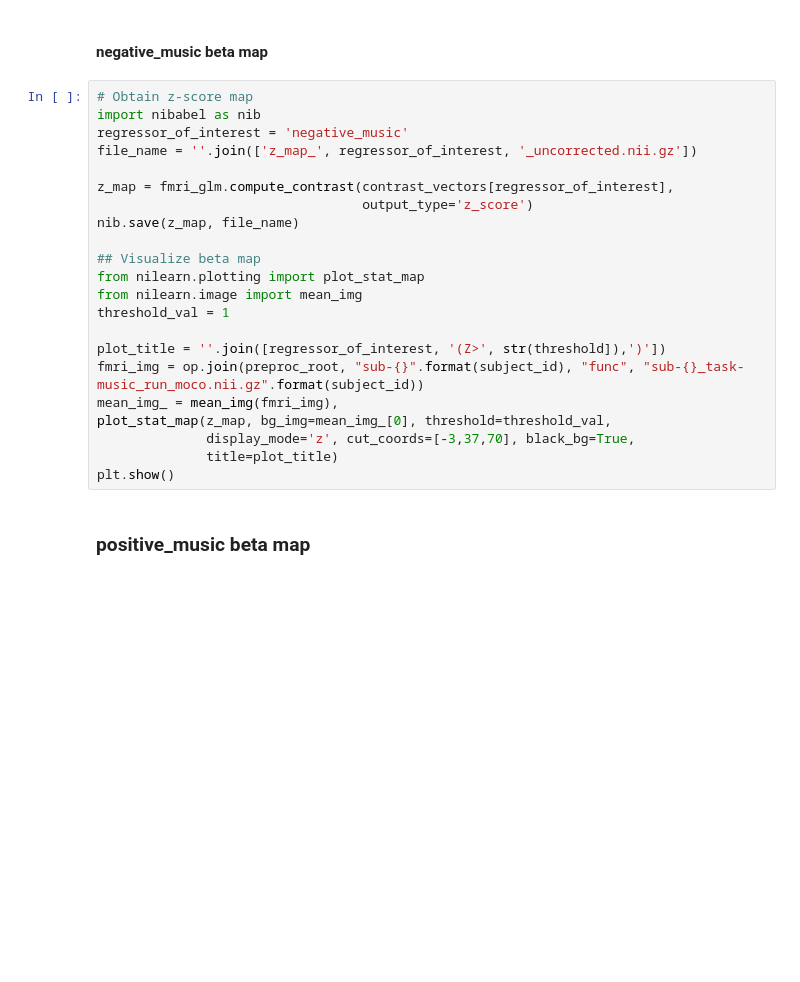
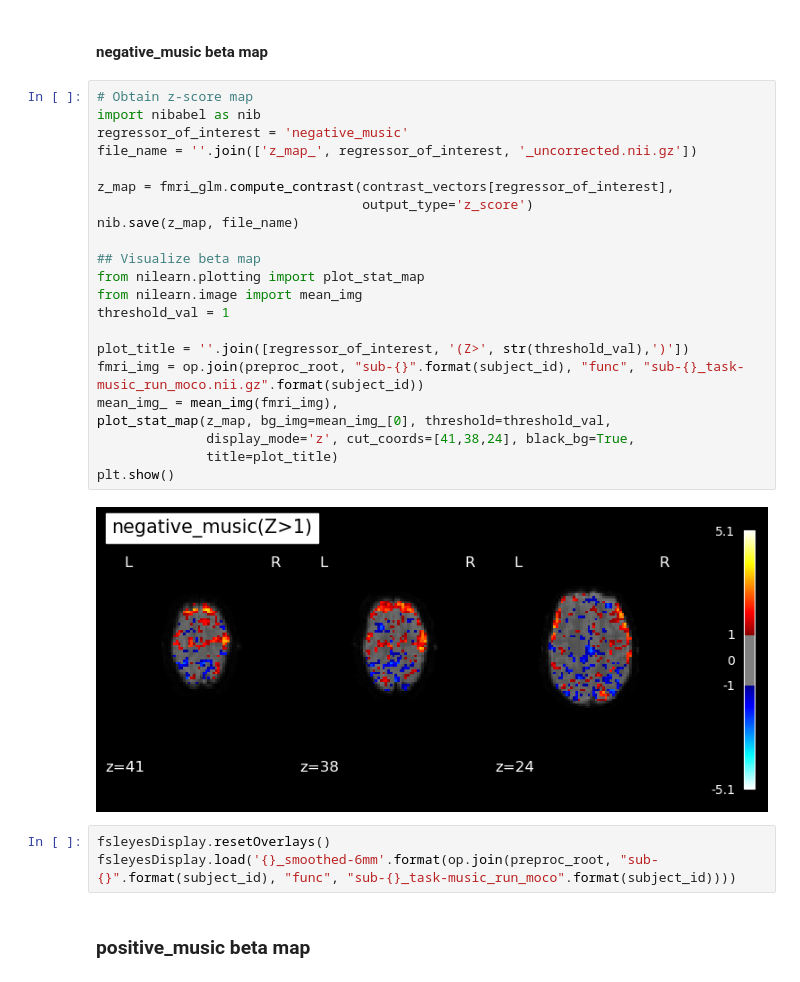
Before and after one commit to Ayphoss/NX-422, a Jupyter notebook: Miniproject-1.ipynb, the cells around one changed output. Saved outputs shown, nothing was run; the diff lists cells and outputs as text; blank space fills up the shorter version.

```diff
--- a/Miniproject-1.ipynb
+++ b/Miniproject-1.ipynb
@@ -538,25 +540,30 @@ Contrast Vector for 'constant': [0. 0. 0. 0. 1.]
 # %%
 # Obtain z-score map
 import nibabel as nib
 regressor_of_interest = 'negative_music'
 file_name = ''.join(['z_map_', regressor_of_interest, '_uncorrected.nii.gz'])
 
 z_map = fmri_glm.compute_contrast(contrast_vectors[regressor_of_interest],
                                   output_type='z_score')
 nib.save(z_map, file_name)
 
 ## Visualize beta map
 from nilearn.plotting import plot_stat_map
 from nilearn.image import mean_img
 threshold_val = 1
 
-plot_title = ''.join([regressor_of_interest, '(Z>', str(threshold]),')'])
+plot_title = ''.join([regressor_of_interest, '(Z>', str(threshold_val),')'])
 fmri_img = op.join(preproc_root, "sub-{}".format(subject_id), "func", "sub-{}_task-music_run_moco.nii.gz".format(subject_id))
 mean_img_ = mean_img(fmri_img),
 plot_stat_map(z_map, bg_img=mean_img_[0], threshold=threshold_val,
-              display_mode='z', cut_coords=[-3,37,70], black_bg=True,
+              display_mode='z', cut_coords=[41,38,24], black_bg=True,
               title=plot_title)
 plt.show()
+# %% [output]
+[figure, added]
+# %%
+fsleyesDisplay.resetOverlays()
+fsleyesDisplay.load('{}_smoothed-6mm'.format(op.join(preproc_root, "sub-{}".format(subject_id), "func", "sub-{}_task-music_run_moco".format(subject_id))))
 # %% [markdown]
 ### positive_music beta map
 # %%
```
Also changed, not shown: parts of 10 cells of this notebook, 3 other files.
